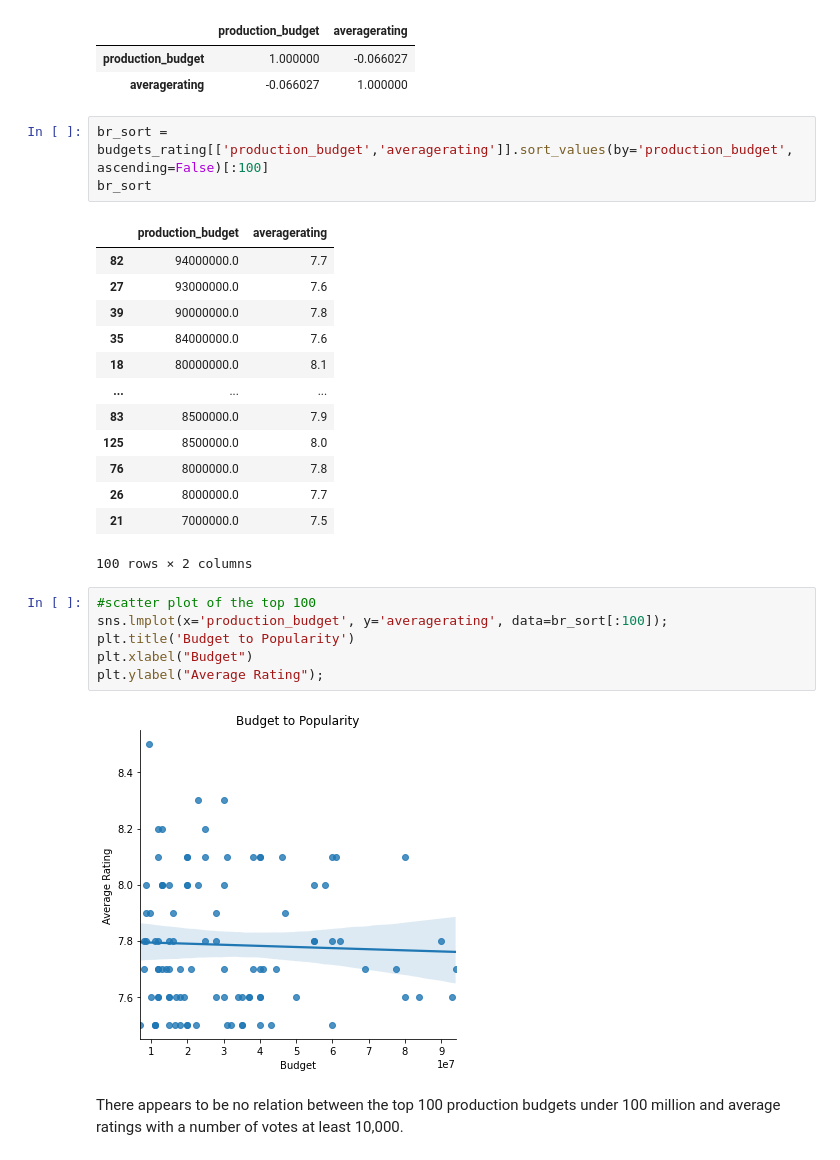
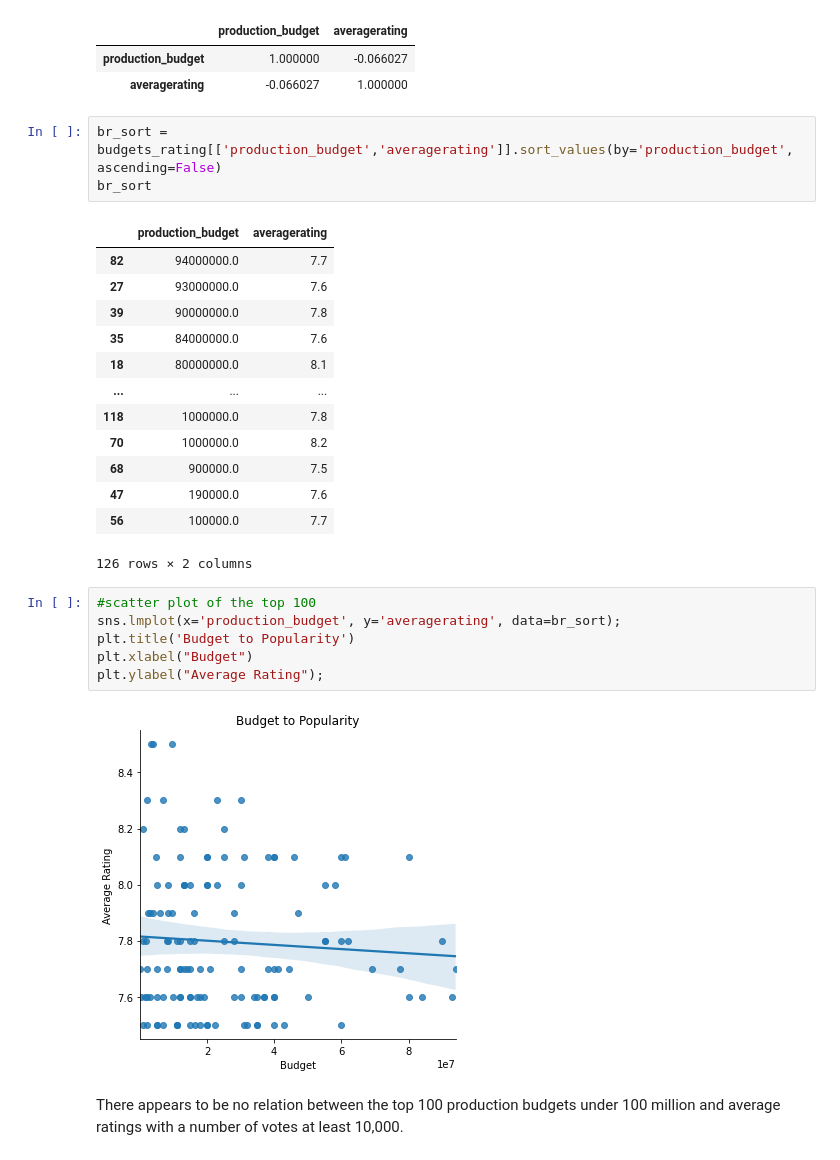
Before and after one commit to Blue723/Microsoft_Movie_Budget, a Jupyter notebook: Microsoft_Movie_Analysis.ipynb, the cells around one changed output. Saved outputs shown, nothing was run; the diff lists cells and outputs as text.

```diff
--- a/Microsoft_Movie_Analysis.ipynb
+++ b/Microsoft_Movie_Analysis.ipynb
@@ -253,7 +255,7 @@ budgets_rating[['production_budget','averagerating']].corr()
 | production_budget | 1.000000 | -0.066027 |
 | averagerating | -0.066027 | 1.000000 |
 # %%
-br_sort = budgets_rating[['production_budget','averagerating']].sort_values(by='production_budget', ascending=False)[:100]
+br_sort = budgets_rating[['production_budget','averagerating']].sort_values(by='production_budget', ascending=False)
 br_sort
 # %% [output]
 |  | production_budget | averagerating |
@@ -263,19 +265,19 @@ br_sort
 | 35 | 84000000.0 | 7.6 |
 | 18 | 80000000.0 | 8.1 |
 | ... | ... | ... |
-| 83 | 8500000.0 | 7.9 |
-| 125 | 8500000.0 | 8.0 |
-| 76 | 8000000.0 | 7.8 |
-| 26 | 8000000.0 | 7.7 |
-| 21 | 7000000.0 | 7.5 |
+| 118 | 1000000.0 | 7.8 |
+| 70 | 1000000.0 | 8.2 |
+| 68 | 900000.0 | 7.5 |
+| 47 | 190000.0 | 7.6 |
+| 56 | 100000.0 | 7.7 |
-100 rows × 2 columns
+126 rows × 2 columns
 # %%
 #scatter plot of the top 100
-sns.lmplot(x='production_budget', y='averagerating', data=br_sort[:100]);
+sns.lmplot(x='production_budget', y='averagerating', data=br_sort);
 plt.title('Budget to Popularity')
 plt.xlabel("Budget")
 plt.ylabel("Average Rating");
 # %% [output]
-[figure, old version]
+[figure, new version]
 # %% [markdown]
 There appears to be no relation between the top 100 production budgets under 100 million and average ratings with a number of votes at least 10,000.
```
Also changed, not shown: parts of 16 cells of this notebook.
